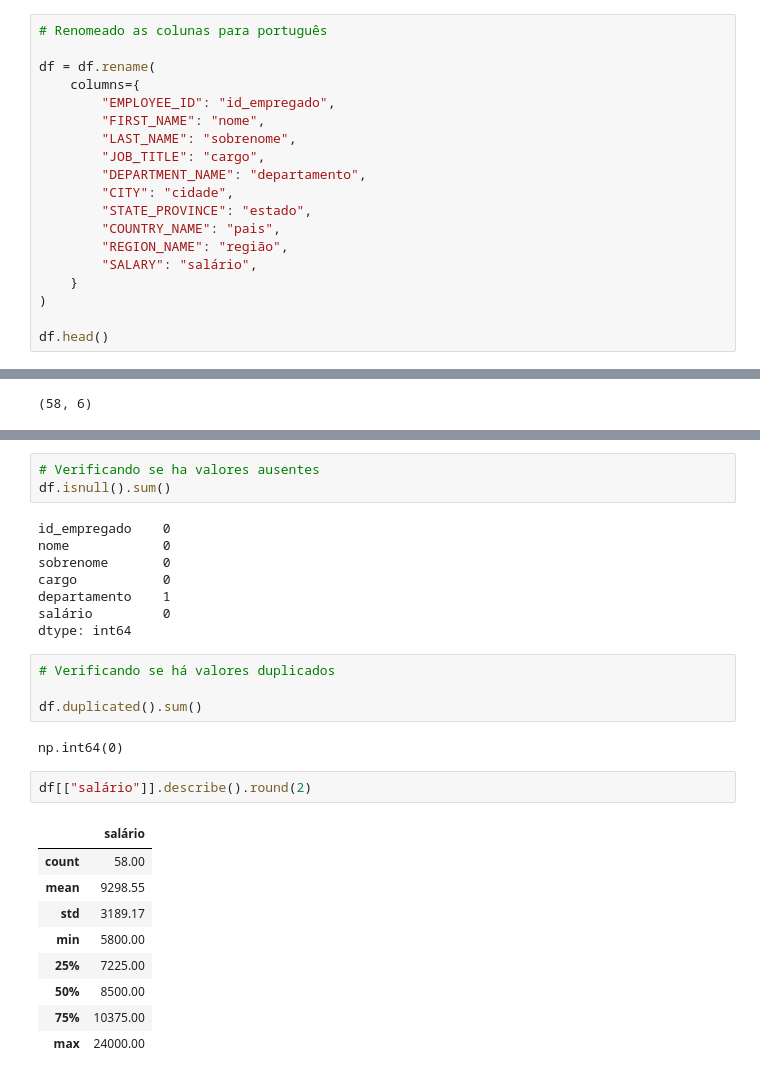
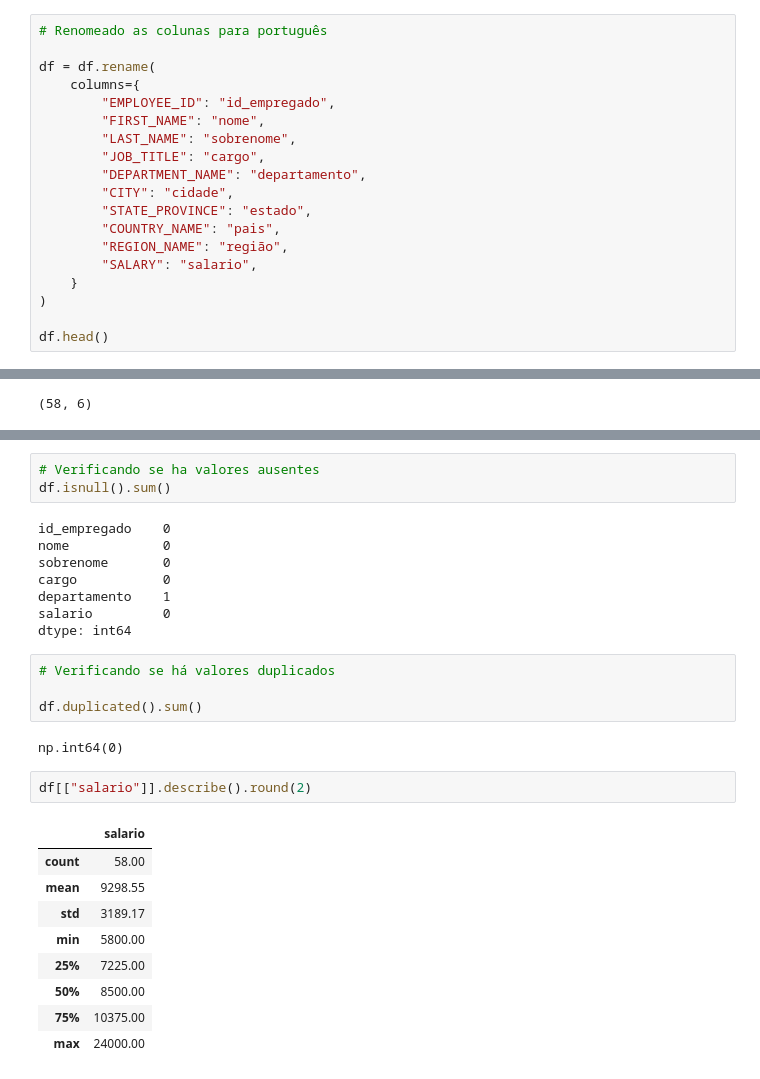
Before and after one commit to waldineilameira-lab/Projeto_Final_Waldinei, a Jupyter notebook: analise_rh.ipynb, the cells around one changed output, grey strips where cells are left out. Drawn from its saved outputs; the diff is of its cells as text.

```diff
--- a/analise_rh.ipynb
+++ b/analise_rh.ipynb
@@ -38,7 +38,7 @@ df = df.rename(
         "STATE_PROVINCE": "estado",
         "COUNTRY_NAME": "pais",
         "REGION_NAME": "região",
-        "SALARY": "salário",
+        "SALARY": "salario",
     }
 )
 
@@ -81,7 +81,7 @@ nome            0
 sobrenome       0
 cargo           0
 departamento    1
-salário         0
+salario         0
 dtype: int64
 # %%
 # Verificando se há valores duplicados
@@ -90,9 +90,9 @@ df.duplicated().sum()
 # %% [output]
 np.int64(0)
 # %%
-df[["salário"]].describe().round(2)
+df[["salario"]].describe().round(2)
 # %% [output]
-|  | salário |
+|  | salario |
 | count | 58.00 |
 | mean | 9298.55 |
 | std | 3189.17 |
```
Also changed, not shown: parts of 17 cells of this notebook, 1 other file.
